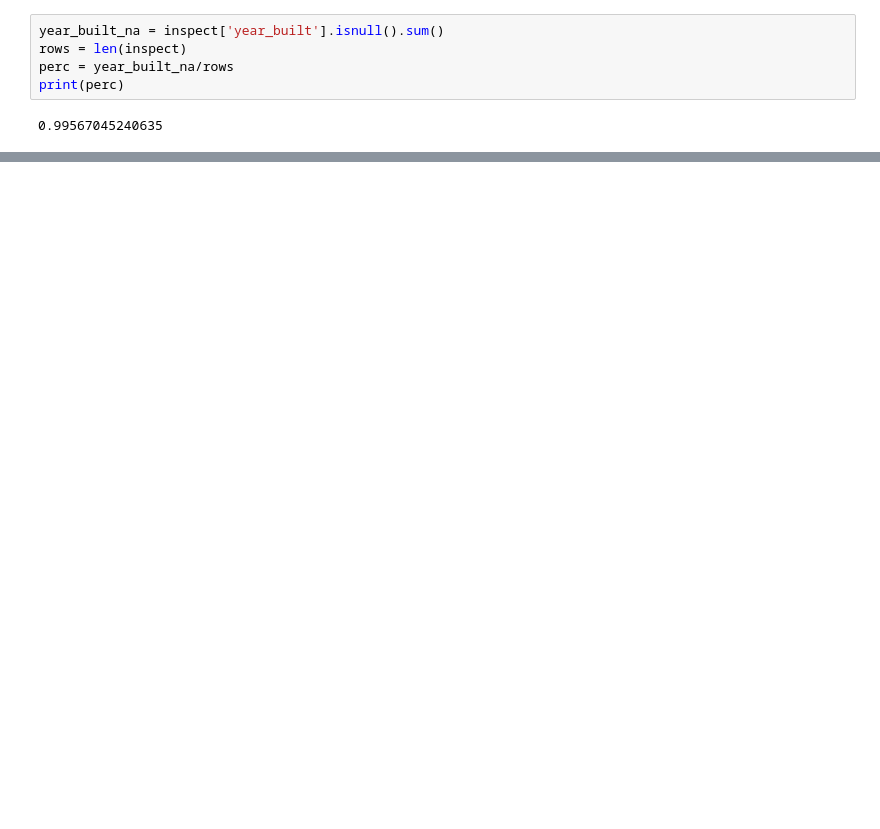
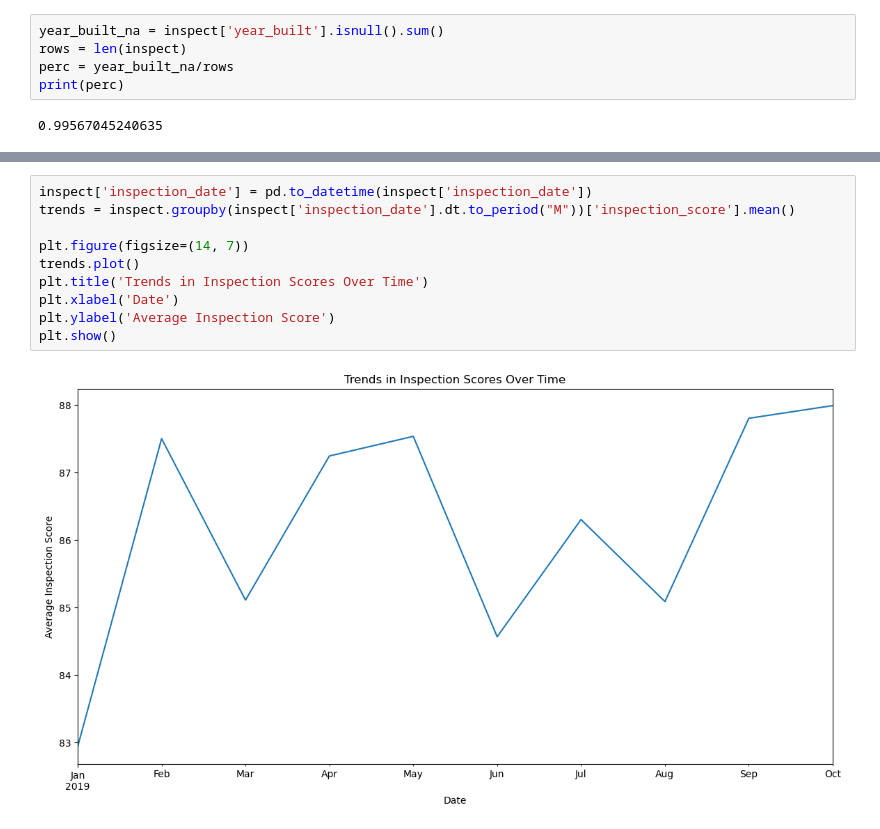
Before and after one commit to mchang674/ads-508-team-project, a Jupyter notebook: Data_ingest.ipynb, the cells around one changed output, grey strips where cells are left out. Cells and saved outputs as stored; diff of their text form; blank space fills up the shorter version.

```diff
--- a/Data_ingest.ipynb
+++ b/Data_ingest.ipynb
@@ -401,0 +520,12 @@ print(perc)
+# %%
+inspect['inspection_date'] = pd.to_datetime(inspect['inspection_date'])
+trends = inspect.groupby(inspect['inspection_date'].dt.to_period("M"))['inspection_score'].mean()
+
+plt.figure(figsize=(14, 7))
+trends.plot()
+plt.title('Trends in Inspection Scores Over Time')
+plt.xlabel('Date')
+plt.ylabel('Average Inspection Score')
+plt.show()
+# %% [output]
+[figure, added]
```
Also changed, not shown: parts of 26 cells of this notebook.
